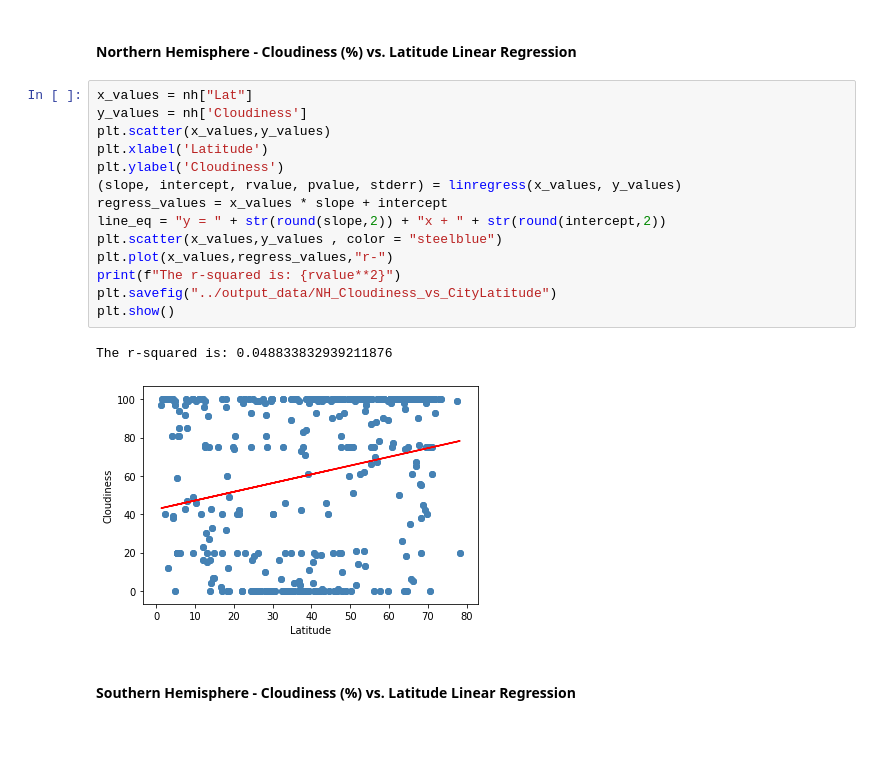
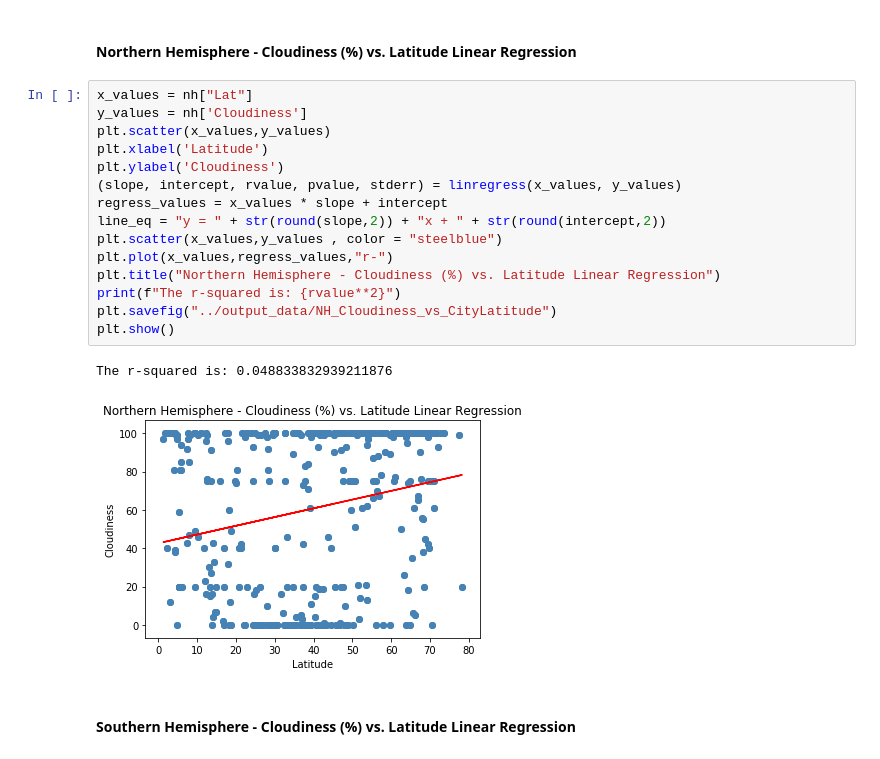
Before and after one commit to TobiAdel/Python-api-challenge, a Jupyter notebook: starter_code/WeatherPy.ipynb, the cells around one changed output. Saved outputs shown, nothing was run; the diff lists cells and outputs as text.

```diff
--- a/starter_code/WeatherPy.ipynb
+++ b/starter_code/WeatherPy.ipynb
@@ -353,20 +357,21 @@ The r-squared is: 0.039138375280388875
 # %%
 x_values = nh["Lat"]
 y_values = nh['Cloudiness']
 plt.scatter(x_values,y_values)
 plt.xlabel('Latitude')
 plt.ylabel('Cloudiness')
 (slope, intercept, rvalue, pvalue, stderr) = linregress(x_values, y_values)
 regress_values = x_values * slope + intercept
 line_eq = "y = " + str(round(slope,2)) + "x + " + str(round(intercept,2))
 plt.scatter(x_values,y_values , color = "steelblue")
 plt.plot(x_values,regress_values,"r-")
+plt.title("Northern Hemisphere - Cloudiness (%) vs. Latitude Linear Regression")
 print(f"The r-squared is: {rvalue**2}")
 plt.savefig("../output_data/NH_Cloudiness_vs_CityLatitude")
 plt.show()
 # %% [output]
 The r-squared is: 0.048833832939211876
-[figure, old version]
+[figure, new version]
 # %% [markdown]
 ####  Southern Hemisphere - Cloudiness (%) vs. Latitude Linear Regression
 # %%
```
Also changed, not shown: parts of 7 cells of this notebook, 10 other files.
